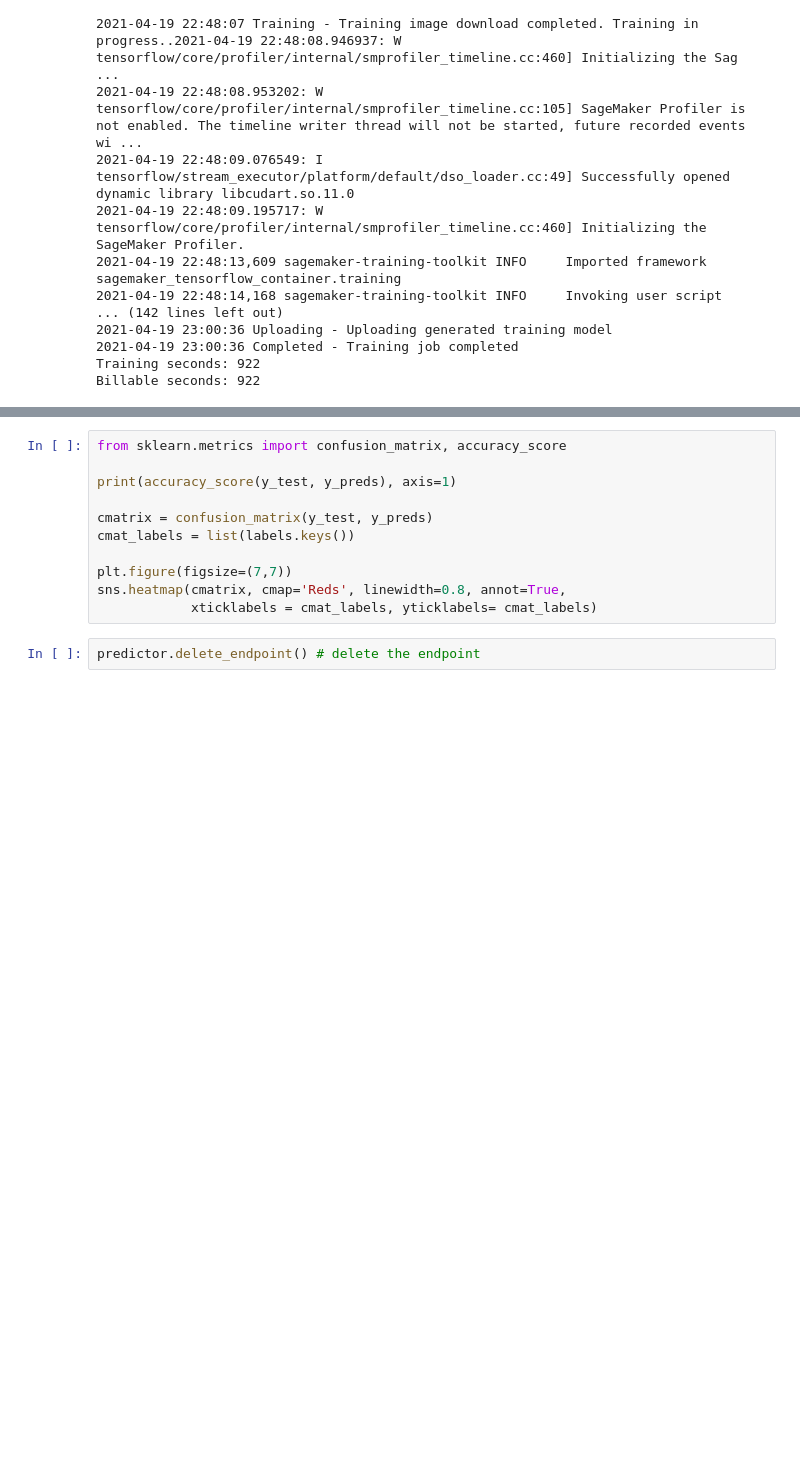
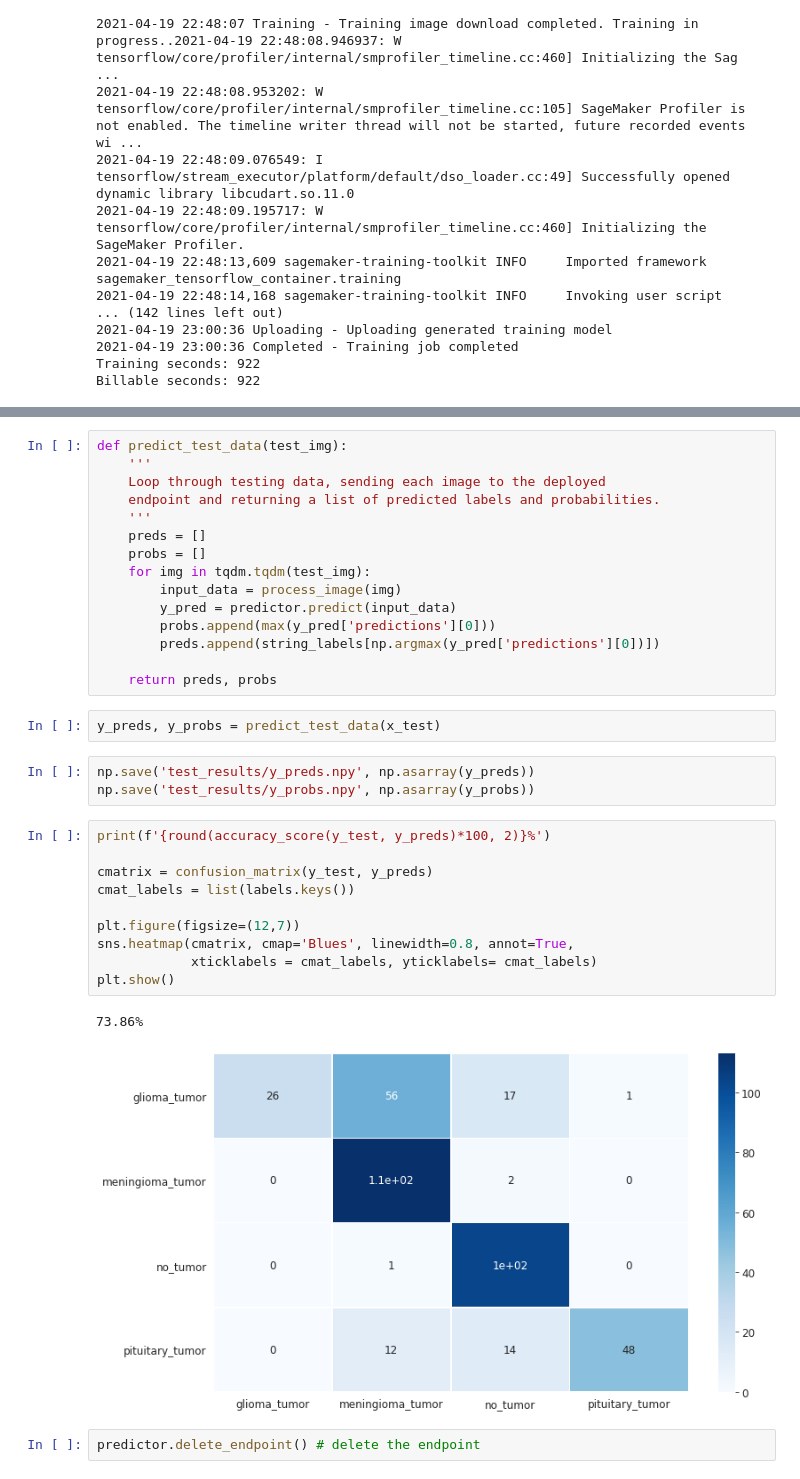
Before and after one commit to dhelms1/brain_tumor, a Jupyter notebook: MRImodeling.ipynb, the cells around one changed output, grey strips where cells are left out. Saved outputs shown, nothing was run; the diff lists cells and outputs as text; blank space fills up the shorter version.

```diff
--- a/MRImodeling.ipynb
+++ b/MRImodeling.ipynb
@@ -433,13 +479,35 @@ See: https://sagemaker.readthedocs.io/en/stable/v2.html for details.
+# %%
+def predict_test_data(test_img):
+    '''
+    Loop through testing data, sending each image to the deployed
+    endpoint and returning a list of predicted labels and probabilities.
+    '''
+    preds = []
+    probs = []
+    for img in tqdm.tqdm(test_img):
+        input_data = process_image(img)
+        y_pred = predictor.predict(input_data)
+        probs.append(max(y_pred['predictions'][0]))
+        preds.append(string_labels[np.argmax(y_pred['predictions'][0])])
+
+    return preds, probs
+# %%
+y_preds, y_probs = predict_test_data(x_test)
+# %%
+np.save('test_results/y_preds.npy', np.asarray(y_preds))
+np.save('test_results/y_probs.npy', np.asarray(y_probs))
 # %%
-from sklearn.metrics import confusion_matrix, accuracy_score
-
-print(accuracy_score(y_test, y_preds), axis=1)
+print(f'{round(accuracy_score(y_test, y_preds)*100, 2)}%')
 
 cmatrix = confusion_matrix(y_test, y_preds)
 cmat_labels = list(labels.keys())
 
-plt.figure(figsize=(7,7))
-sns.heatmap(cmatrix, cmap='Reds', linewidth=0.8, annot=True,
+plt.figure(figsize=(12,7))
+sns.heatmap(cmatrix, cmap='Blues', linewidth=0.8, annot=True,
             xticklabels = cmat_labels, yticklabels= cmat_labels)
+plt.show()
+# %% [output]
+73.86%
+[figure, added]
 # %%
 predictor.delete_endpoint() # delete the endpoint
```
Also changed, not shown: parts of 15 cells of this notebook, 2 other files.
